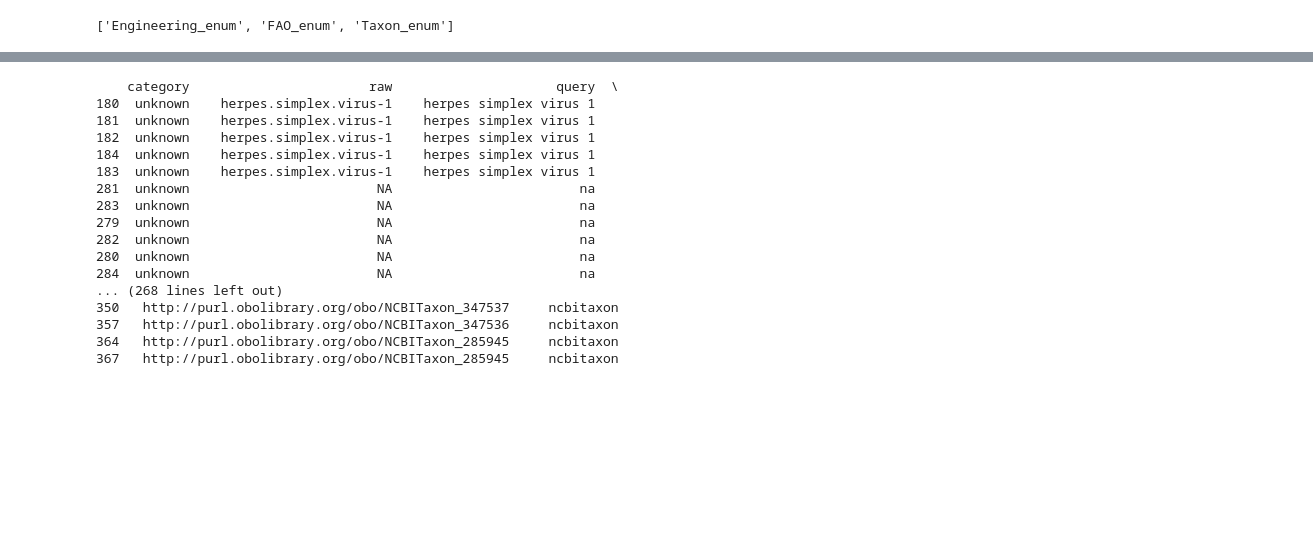
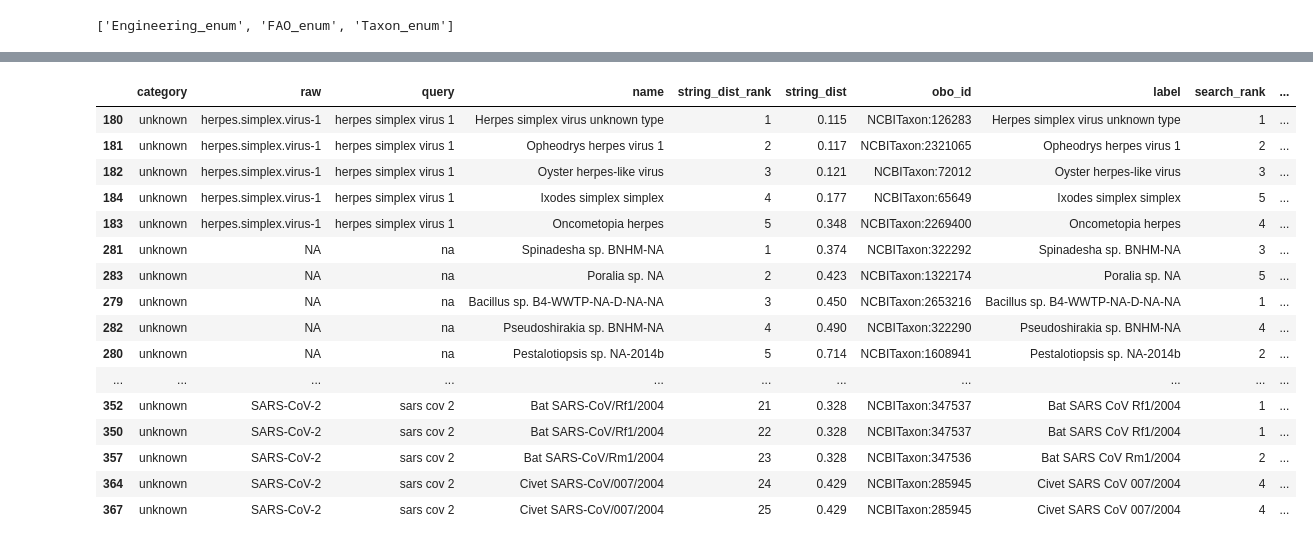
Before and after one commit to turbomam/scoped-mapping, a Jupyter notebook: notebooks/map_from_linkml_enums.ipynb, the cells around one changed output, grey strips where cells are left out. Saved outputs shown, nothing was run; the diff lists cells and outputs as text; code cells hidden in the pictures; blank space fills up the shorter version.

```diff
--- a/notebooks/map_from_linkml_enums.ipynb
+++ b/notebooks/map_from_linkml_enums.ipynb
@@ -63,24 +64,25 @@ print(my_best_acceptable)
 # %%
 no_acceptable_mappings = scoped_mapping.get_no_acceptable_mappings(yaml_mapped, my_best_acceptable)
-print(no_acceptable_mappings)
+
+no_acceptable_mappings
 # %% [output]
-    category                       raw                     query  \
-180  unknown    herpes.simplex.virus-1    herpes simplex virus 1
-181  unknown    herpes.simplex.virus-1    herpes simplex virus 1
-182  unknown    herpes.simplex.virus-1    herpes simplex virus 1
-184  unknown    herpes.simplex.virus-1    herpes simplex virus 1
-183  unknown    herpes.simplex.virus-1    herpes simplex virus 1
-281  unknown                        NA                        na
-283  unknown                        NA                        na
-279  unknown                        NA                        na
-282  unknown                        NA                        na
-280  unknown                        NA                        na
-284  unknown                        NA                        na
-... (268 lines left out)
-350   http://purl.obolibrary.org/obo/NCBITaxon_347537     ncbitaxon
-357   http://purl.obolibrary.org/obo/NCBITaxon_347536     ncbitaxon
-364   http://purl.obolibrary.org/obo/NCBITaxon_285945     ncbitaxon
-367   http://purl.obolibrary.org/obo/NCBITaxon_285945     ncbitaxon
+|  | category | raw | query | name | string_dist_rank | string_dist | obo_id | label | search_rank | ... |
+| 180 | unknown | herpes.simplex.virus-1 | herpes simplex virus 1 | Herpes simplex virus unknown type | 1 | 0.115 | NCBITaxon:126283 | Herpes simplex virus unknown type | 1 | ... |
+| 181 | unknown | herpes.simplex.virus-1 | herpes simplex virus 1 | Opheodrys herpes virus 1 | 2 | 0.117 | NCBITaxon:2321065 | Opheodrys herpes virus 1 | 2 | ... |
+| 182 | unknown | herpes.simplex.virus-1 | herpes simplex virus 1 | Oyster herpes-like virus | 3 | 0.121 | NCBITaxon:72012 | Oyster herpes-like virus | 3 | ... |
+| 184 | unknown | herpes.simplex.virus-1 | herpes simplex virus 1 | Ixodes simplex simplex | 4 | 0.177 | NCBITaxon:65649 | Ixodes simplex simplex | 5 | ... |
+| 183 | unknown | herpes.simplex.virus-1 | herpes simplex virus 1 | Oncometopia herpes | 5 | 0.348 | NCBITaxon:2269400 | Oncometopia herpes | 4 | ... |
+| 281 | unknown | NA | na | Spinadesha sp. BNHM-NA | 1 | 0.374 | NCBITaxon:322292 | Spinadesha sp. BNHM-NA | 3 | ... |
+| 283 | unknown | NA | na | Poralia sp. NA | 2 | 0.423 | NCBITaxon:1322174 | Poralia sp. NA | 5 | ... |
+| 279 | unknown | NA | na | Bacillus sp. B4-WWTP-NA-D-NA-NA | 3 | 0.450 | NCBITaxon:2653216 | Bacillus sp. B4-WWTP-NA-D-NA-NA | 1 | ... |
+| 282 | unknown | NA | na | Pseudoshirakia sp. BNHM-NA | 4 | 0.490 | NCBITaxon:322290 | Pseudoshirakia sp. BNHM-NA | 4 | ... |
+| 280 | unknown | NA | na | Pestalotiopsis sp. NA-2014b | 5 | 0.714 | NCBITaxon:1608941 | Pestalotiopsis sp. NA-2014b | 2 | ... |
+| ... | ... | ... | ... | ... | ... | ... | ... | ... | ... | ... |
+| 352 | unknown | SARS-CoV-2 | sars cov 2 | Bat SARS-CoV/Rf1/2004 | 21 | 0.328 | NCBITaxon:347537 | Bat SARS CoV Rf1/2004 | 1 | ... |
+| 350 | unknown | SARS-CoV-2 | sars cov 2 | Bat SARS-CoV/Rf1/2004 | 22 | 0.328 | NCBITaxon:347537 | Bat SARS CoV Rf1/2004 | 1 | ... |
+| 357 | unknown | SARS-CoV-2 | sars cov 2 | Bat SARS-CoV/Rm1/2004 | 23 | 0.328 | NCBITaxon:347536 | Bat SARS CoV Rm1/2004 | 2 | ... |
+| 364 | unknown | SARS-CoV-2 | sars cov 2 | Civet SARS-CoV/007/2004 | 24 | 0.429 | NCBITaxon:285945 | Civet SARS CoV 007/2004 | 4 | ... |
+| 367 | unknown | SARS-CoV-2 | sars cov 2 | Civet SARS-CoV/007/2004 | 25 | 0.429 | NCBITaxon:285945 | Civet SARS CoV 007/2004 | 4 | ... |
 # %%
 scoped_mapping.rewrite_yaml(my_model, my_selected_enum, my_best_acceptable)
 yaml.safe_dump(my_model, sys.stdout, default_flow_style=False)
```
Also changed, not shown: parts of 2 cells of this notebook, 3 other files.
